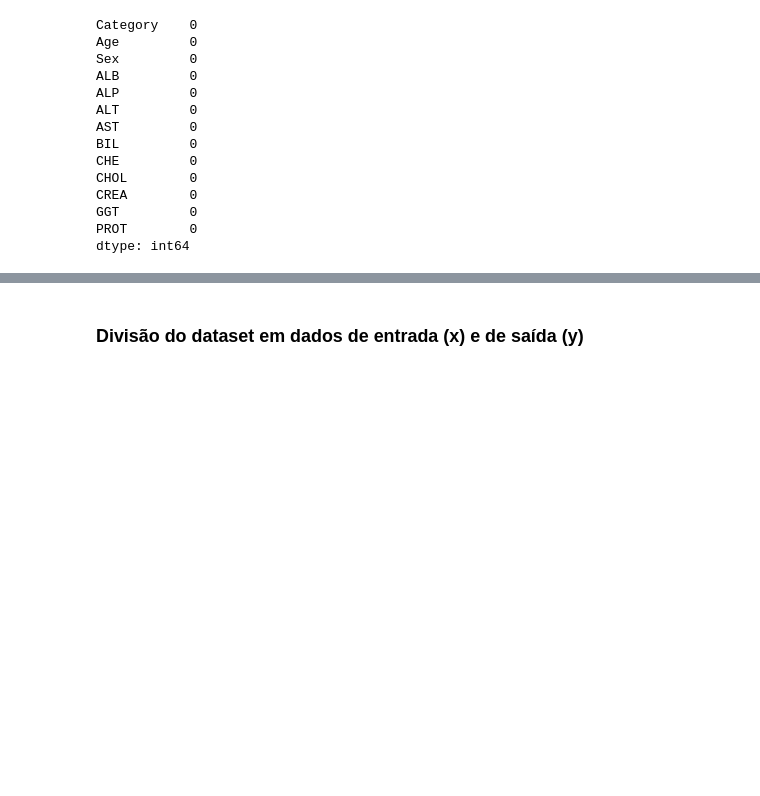
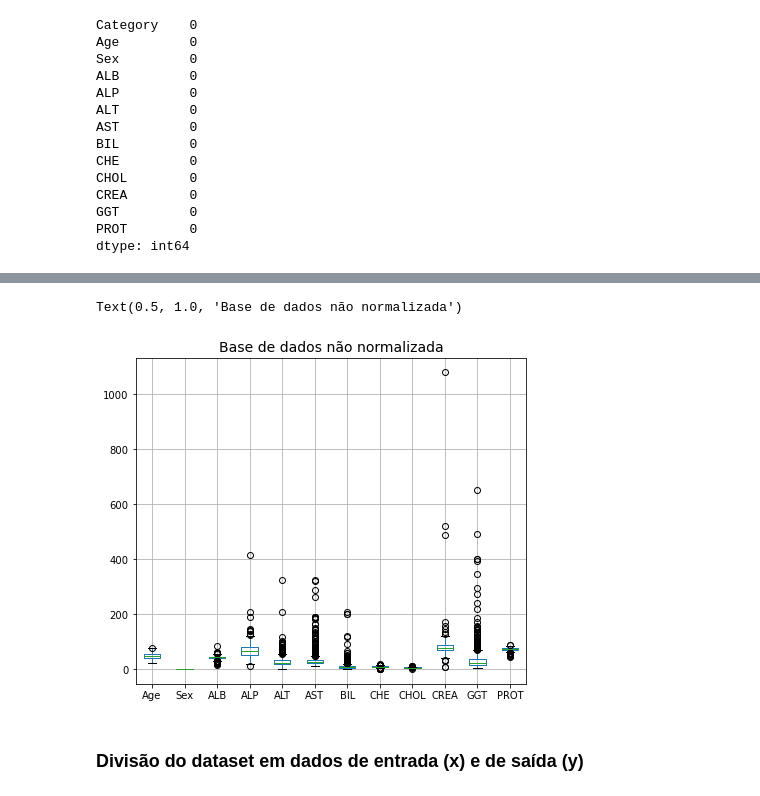
Before and after one commit to SarahToscano/Artificial-Intelligence, a Jupyter notebook: ia2.ipynb, the cells around one changed output, grey strips where cells are left out. Cells and saved outputs as stored; diff of their text form; code cells hidden in the pictures; blank space fills up the shorter version.

```diff
--- a/ia2.ipynb
+++ b/ia2.ipynb
@@ -94,0 +127,2 @@ dtype: int64
+# %%
+dataset_orig = dataset
@@ -95,3 +178,9 @@ dtype: int64
+# %%
+dataset_orig.boxplot(grid=True, figsize= (7,6))
+plt.title('Base de dados não normalizada', fontsize=14)
+# %% [output]
+Text(0.5, 1.0, 'Base de dados não normalizada')
+[figure, added]
 # %% [markdown]
 ### Divisão do dataset em dados de entrada (x) e de saída (y)
 # %%
```
Also changed, not shown: parts of 118 cells of this notebook, 2 other files.
